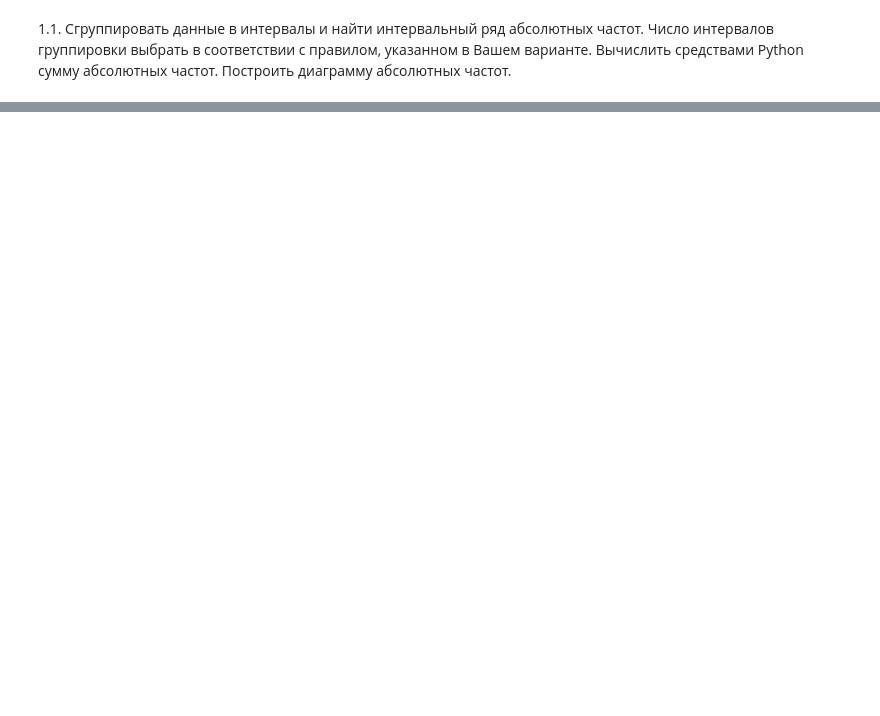
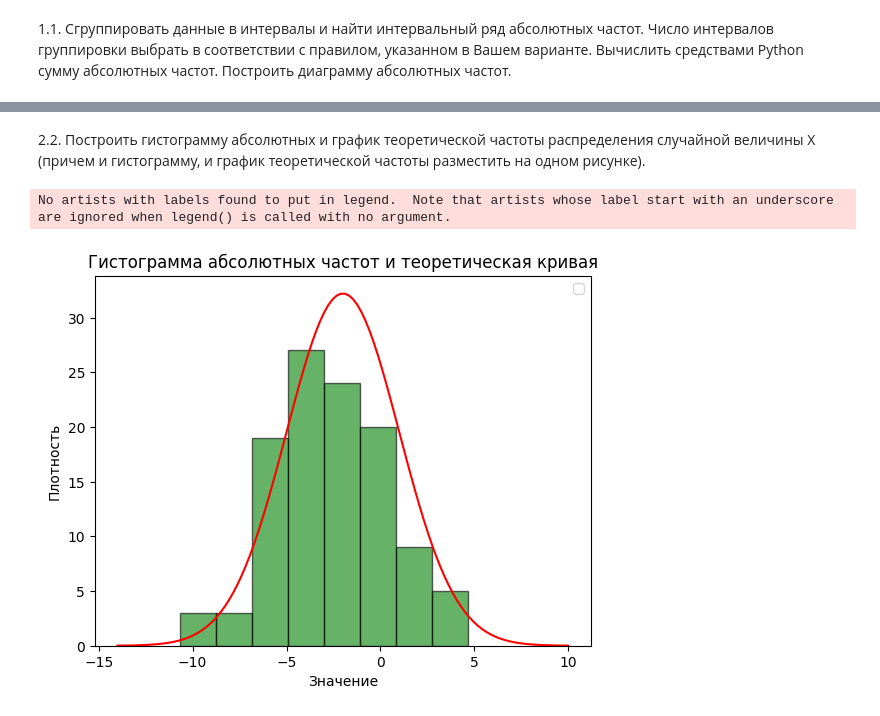
Before and after one commit to Nibuku/Stats_Analysis_, a Jupyter notebook: Budyuk_lab1_var5.ipynb, the cells around one changed output, grey strips where cells are left out. Saved outputs shown, nothing was run; the diff lists cells and outputs as text; code cells hidden in the pictures; blank space fills up the shorter version.

```diff
--- a/Budyuk_lab1_var5.ipynb
+++ b/Budyuk_lab1_var5.ipynb
@@ -69,0 +127,26 @@ print(k)
+# %% [markdown]
+2.2. Построить гистограмму абсолютных и график теоретической частоты
+распределения случайной величины X (причем и гистограмму, и график
+теоретической частоты разместить на одном рисунке).
+# %%
+mu=-2
+sigma=3
+plt.hist(norm_r, bins=len(bin_edges_rel), alpha=0.6, color='g', edgecolor='black')
+plt.title('Гистограмма абсолютных частот')
+plt.xlabel('Значение')
+plt.ylabel('Плотность')
+x = np.linspace(mu - 4*sigma, mu + 4*sigma, 110)  # диапазон x для кривой
+pdf = (sts.norm.pdf(x, mu, sigma))*110*h # плотность вероятностии маштабирование кривой
+plt.plot(x, pdf, 'r-')
+
+# Настройка графика
+plt.title('Гистограмма абсолютных частот и теоретическая кривая')
+plt.xlabel('Значение')
+plt.ylabel('Плотность')
+plt.legend()
+
+# Показать график
+plt.show()
+# %% [output]
+No artists with labels found to put in legend.  Note that artists whose label start with an underscore are ignored when legend() is called with no argument.
+[figure, added]
```
Also changed, not shown: parts of 55 cells of this notebook.
